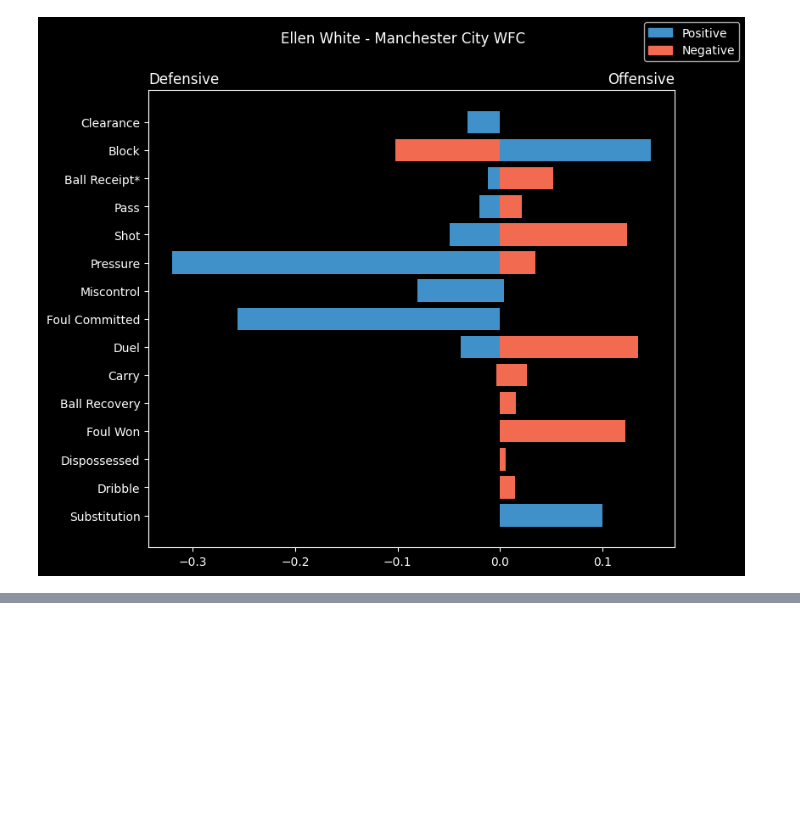
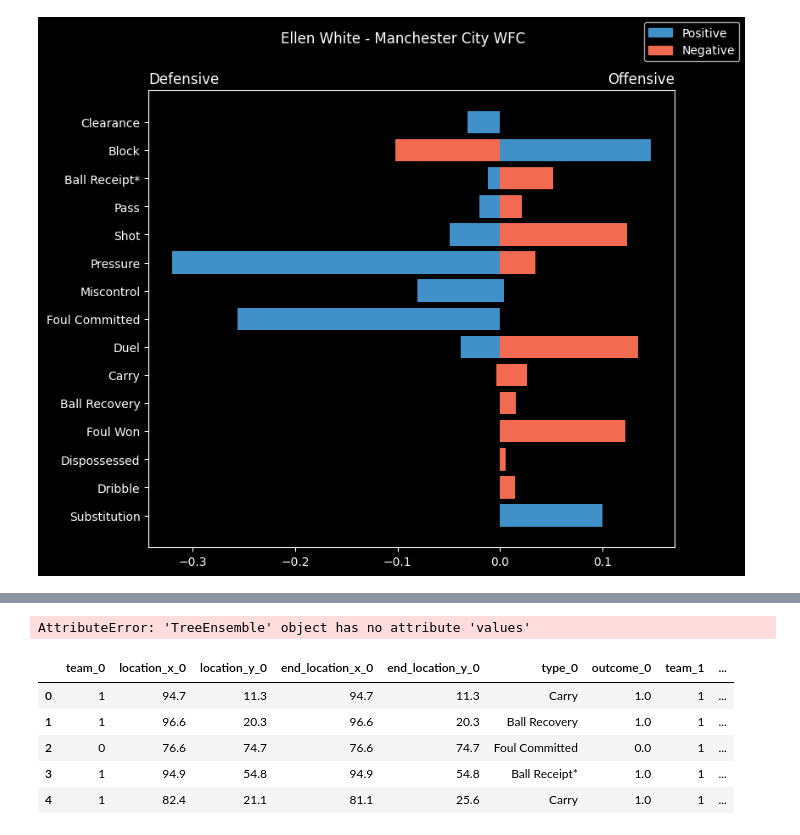
Before and after one commit to MaggieFungly/football-data-analytics, a Jupyter notebook: goal_scoring_both_teams/identifying_goal_scoring_both_teams.ipynb, the cells around one changed output, grey strips where cells are left out. Saved outputs shown, nothing was run; the diff lists cells and outputs as text; code cells hidden in the pictures; blank space fills up the shorter version.

```diff
--- a/goal_scoring_both_teams/identifying_goal_scoring_both_teams.ipynb
+++ b/goal_scoring_both_teams/identifying_goal_scoring_both_teams.ipynb
@@ -383,0 +327,25 @@ fig.show()
+# %%
+import shap
+import joblib
+import models
+
+lgb = joblib.load("lgb.joblib")
+
+explainer = shap.TreeExplainer(lgb)
+
+df = pd.read_csv('df_2021.csv')
+X, y = eventstox.df_to_X_y(df)
+X = models.process_X(X)
+
+explainer.shap_interaction_values(X.iloc[0], y[0])
+# %% [output]
+AttributeError: 'TreeEnsemble' object has no attribute 'values'
+# %%
+X.head()
+# %% [output]
+|  | team_0 | location_x_0 | location_y_0 | end_location_x_0 | end_location_y_0 | type_0 | outcome_0 | team_1 | ... |
+| 0 | 1 | 94.7 | 11.3 | 94.7 | 11.3 | Carry | 1.0 | 1 | ... |
+| 1 | 1 | 96.6 | 20.3 | 96.6 | 20.3 | Ball Recovery | 1.0 | 1 | ... |
+| 2 | 0 | 76.6 | 74.7 | 76.6 | 74.7 | Foul Committed | 0.0 | 1 | ... |
+| 3 | 1 | 94.9 | 54.8 | 94.9 | 54.8 | Ball Receipt* | 1.0 | 1 | ... |
+| 4 | 1 | 82.4 | 21.1 | 81.1 | 25.6 | Carry | 1.0 | 1 | ... |
```
Also changed, not shown: parts of 3 cells of this notebook, 22 other files.
